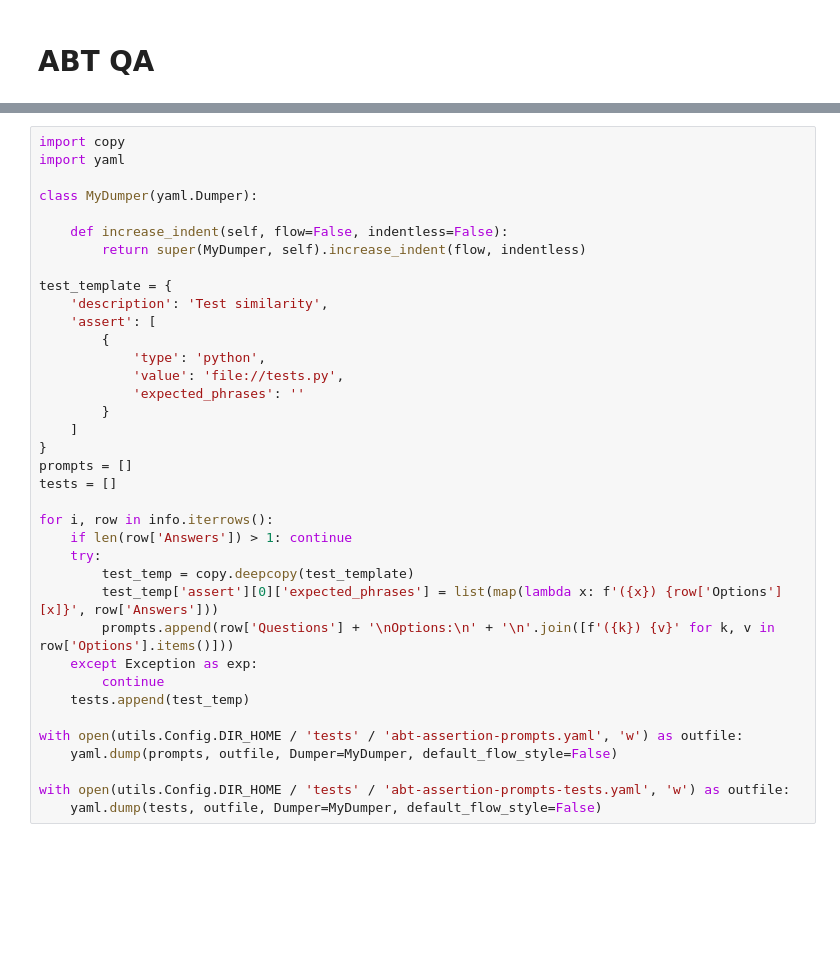
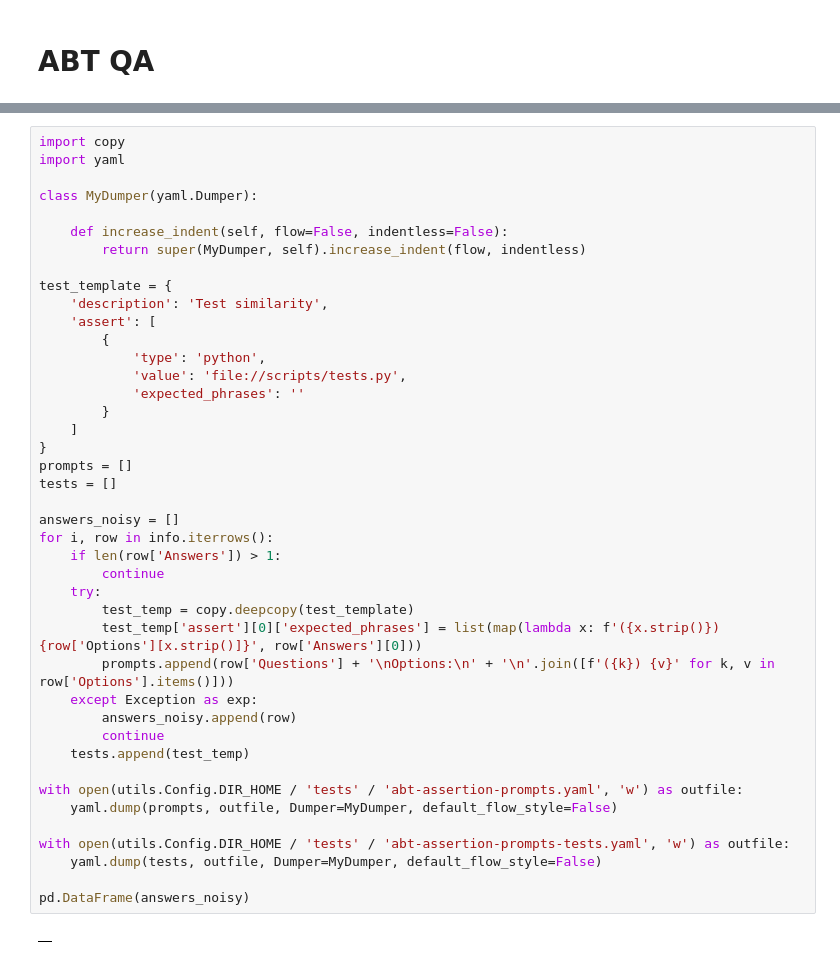
Before and after one commit to NIEHS/ToxPipe-Model-Comparison, a Jupyter notebook: eval-app/codes/create_tests_with_assertion.ipynb, the cells around one changed output, grey strips where cells are left out. Cells and saved outputs as stored; diff of their text form; blank space fills up the shorter version.

Commit message:
Updated abt tests

```diff
--- a/eval-app/codes/create_tests_with_assertion.ipynb
+++ b/eval-app/codes/create_tests_with_assertion.ipynb
@@ -180,33 +180,40 @@ import yaml
 class MyDumper(yaml.Dumper):
 
     def increase_indent(self, flow=False, indentless=False):
         return super(MyDumper, self).increase_indent(flow, indentless)
 
 test_template = {
     'description': 'Test similarity',
     'assert': [
         {
             'type': 'python',
-            'value': 'file://tests.py',
+            'value': 'file://scripts/tests.py',
             'expected_phrases': ''
         }
     ]
 }
 prompts = []
 tests = []
 
+answers_noisy = []
 for i, row in info.iterrows():
-    if len(row['Answers']) > 1: continue
+    if len(row['Answers']) > 1:
+        continue
     try:
         test_temp = copy.deepcopy(test_template)
-        test_temp['assert'][0]['expected_phrases'] = list(map(lambda x: f'({x}) {row['Options'][x]}', row['Answers']))
+        test_temp['assert'][0]['expected_phrases'] = list(map(lambda x: f'({x.strip()}) {row['Options'][x.strip()]}', row['Answers'][0]))
         prompts.append(row['Questions'] + '\nOptions:\n' + '\n'.join([f'({k}) {v}' for k, v in row['Options'].items()]))
     except Exception as exp:
+        answers_noisy.append(row)
         continue
     tests.append(test_temp)
 
 with open(utils.Config.DIR_HOME / 'tests' / 'abt-assertion-prompts.yaml', 'w') as outfile:
     yaml.dump(prompts, outfile, Dumper=MyDumper, default_flow_style=False)
 
 with open(utils.Config.DIR_HOME / 'tests' / 'abt-assertion-prompts-tests.yaml', 'w') as outfile:
     yaml.dump(tests, outfile, Dumper=MyDumper, default_flow_style=False)
+
+pd.DataFrame(answers_noisy)
+# %% [output]
+|  |
```
Also changed, not shown: parts of 1 cell of this notebook, 23 other files.
